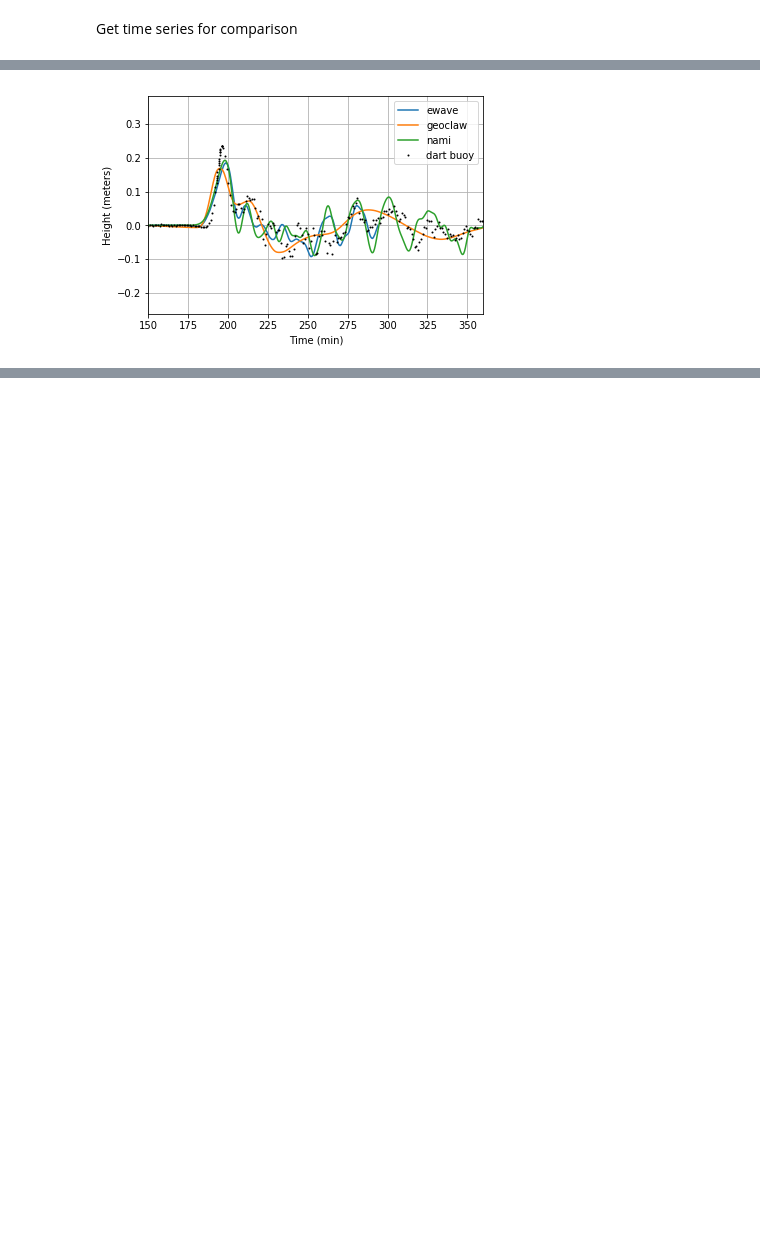
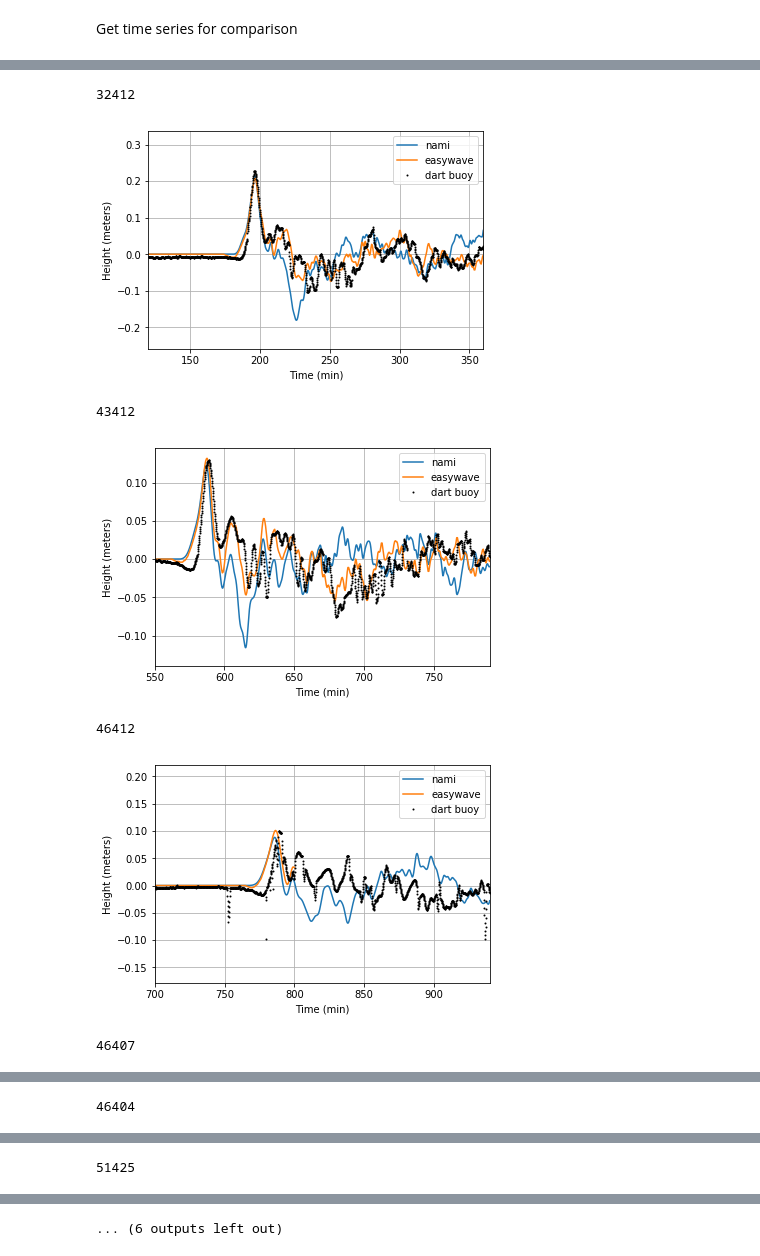
Before and after one commit to jgalazm/Nami, a Jupyter notebook: validation/03_biobio2010/comparison/compareTseries.ipynb, the cells around one changed output, grey strips where cells are left out. Cells and saved outputs as stored; diff of their text form; code cells hidden in the pictures; blank space fills up the shorter version.

```diff
--- a/validation/03_biobio2010/comparison/compareTseries.ipynb
+++ b/validation/03_biobio2010/comparison/compareTseries.ipynb
@@ -61,0 +91,19 @@ Read in gauge 32412.
+# %%
+ranges = {
+    21418: 0,
+    21413: 1200,
+    52403: 1300,
+    55012: 1000,
+    51425: 800,
+    51407: 800,
+    46404: 900,
+    46407: 800,
+    46411: 800,
+    46412: 700,
+    43412: 550,
+    32411: 1100,
+    32412: 120,
+}
+# %%
+ewave = pd.read_csv('../easywave/eWave.poi.ssh', delim_whitespace=True)
+ewave.head()
@@ -62,19 +125,33 @@ Read in gauge 32412.
 # %%
+dart_number = 32412
 
-plt.plot(ewave_dl[:,0],ewave_dl[:,1],label='ewave')
+for dart_number in [32412,
+                    43412,
+                    46412,
+                    46407,
+                    46404,
+                    51425,
+                    55012,
+                    52403,
+                    21413]:
+    print(dart_number)
+    plt.plot(np.array(nami[dart_number].time)/60, nami[dart_number].surface,label='nami')
+    plt.plot(ewave['Minute'], ewave[str(dart_number)],label='easywave')
+    plt.plot(darts[dart_number][:,0]*60*24, darts[dart_number][:,1],'.', label='dart buoy', ms=2, c='k')
 
-# plt.plot(ewave[:,0],ewave[:,1],label='ewave')
-# plt.plot(tlab[:,0]/60, tlab[:,1], '-',label='tlab')
-
-plt.plot(gaugedata.t/60.0, gaugedata.q[3,:], label='geoclaw')
-plt.plot(tlab[:,0]/60, tlab_dl[:,1], '-',label='nami')
-plt.plot(dart[:,0]/60, dart[:,1],'.', label='dart buoy', ms=2, c='k')
-
-plt.legend(loc=0)
-plt.xlim(2.5*60,6*60)
-# plt.xlim(175,200)
-plt.xlabel('Time (min)')
-plt.ylabel('Height (meters)')
-plt.grid('on')
+    plt.legend(loc=0)
+#     plt.xlim(2.5*60,6*60)
+    plt.xlim(ranges[dart_number], ranges[dart_number]+4*60)
+    # plt.xlim(175,200)
+    plt.xlabel('Time (min)')
+    plt.ylabel('Height (meters)')
+    plt.grid('on')
+    plt.show()
 # %% [output]
+32412
-[figure, old version]
+[figure, new version]
+43412
+[figure, added]
+46412
+[figure, added]
+46407
@@ -80,0 +159 @@ plt.grid('on')
+46404
@@ -80,0 +161 @@ plt.grid('on')
+51425
@@ -80,0 +163 @@ plt.grid('on')
+... (6 outputs left out)
```
Also changed, not shown: parts of 10 cells of this notebook.
